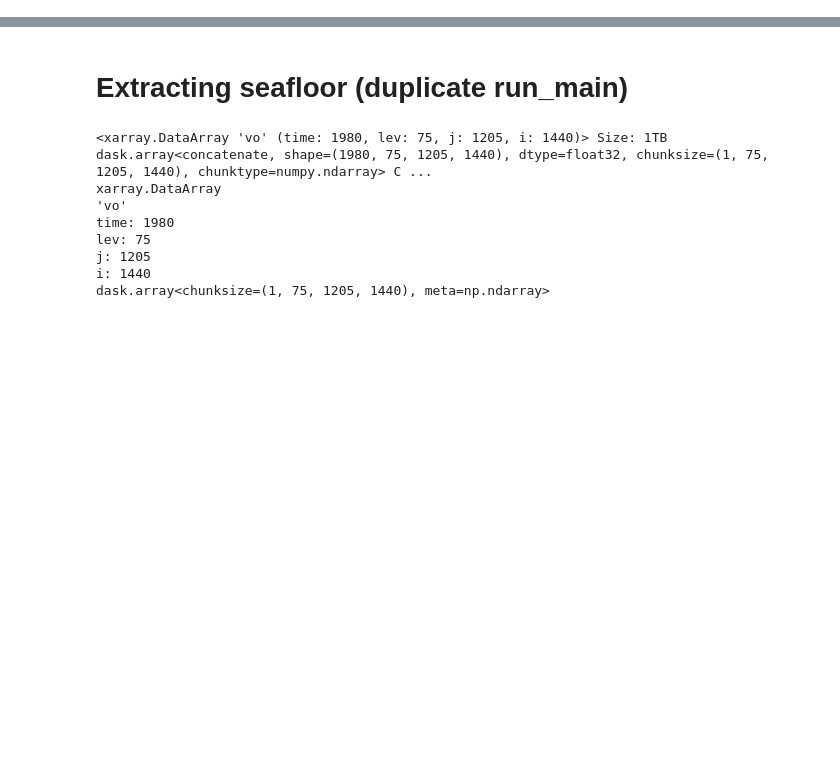
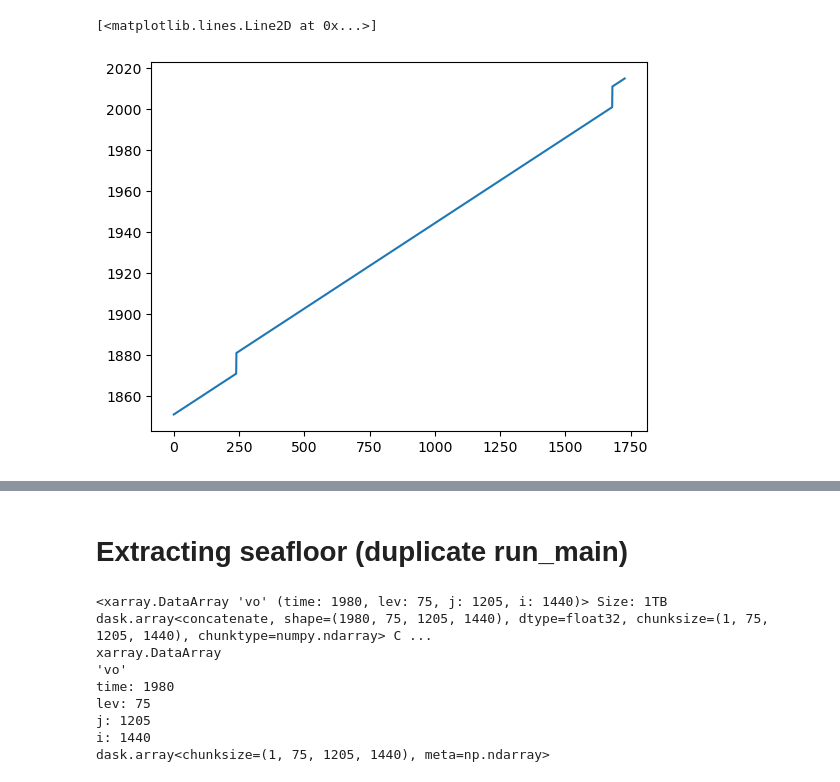
Before and after one commit to orlando-code/cmipper, a Jupyter notebook: notebooks/dev/test.ipynb, the cells around one changed output, grey strips where cells are left out. Drawn from its saved outputs; the diff is of its cells as text; code cells hidden in the pictures; blank space fills up the shorter version.

```diff
--- a/notebooks/dev/test.ipynb
+++ b/notebooks/dev/test.ipynb
@@ -0,0 +13,32 @@
+# %%
+from pyesgf.search import SearchConnection
+facets='project,product,institute,model,experiment,ensemble,variable,table,realm,cmor_table,time_frequency,grid,version'
+
+from pyesgf.search import SearchConnection
+
+# Use a distributed search to query all nodes
+conn = SearchConnection('https://esgf-node.llnl.gov/esg-search', distrib=True)
+
+# Set up the context for CMIP6
+ctx = conn.new_context(
+    project="CMIP6",
+    variable="tos",  # Replace with your desired variable
+    experiment_id="historical",
+    # experiment=["historical", "ssp126"],  # Adjust experiments as needed
+    latest=True,  # Retrieve only the latest datasets
+    facets=facets,
+)
+
+try:
+    print(f"Found {ctx.hit_count} files across distributed nodes")
+    results = ctx.search()
+    print(f"Number of datasets: {len(results)}")
+
+    if ctx.hit_count > 0:
+        ds = ctx.search()[1]
+        files = ds.file_context().search()
+        for f in files:
+            print(f.download_url)
+
+except IndexError:
+    print("No results found")
@@ -0,0 +70,2 @@
+# %%
+result = ctx.search()[1]
@@ -0,0 +74,5 @@
+# %%
+# get list of files
+files = result.file_context().search(facets=facets)
+for f in files:
+    print(f.download_url)
@@ -0,0 +386,8 @@
+# %%
+nc_dir_fp = "/maps/rt582/cmipper/.esgpull/data/CMIP6/CMIP/AWI/AWI-CM-1-1-MR/historical/r1i1p1f1/Omon/rsdo/gn/v20181218"
+
+# open all files in dir
+plt.plot(xa.open_mfdataset(f"{nc_dir_fp}/*.nc").time.values)
+# %% [output]
+[<matplotlib.lines.Line2D at 0x...>]
+[figure, added]
```
Also changed, not shown: parts of 40 cells of this notebook, 9 other files.
